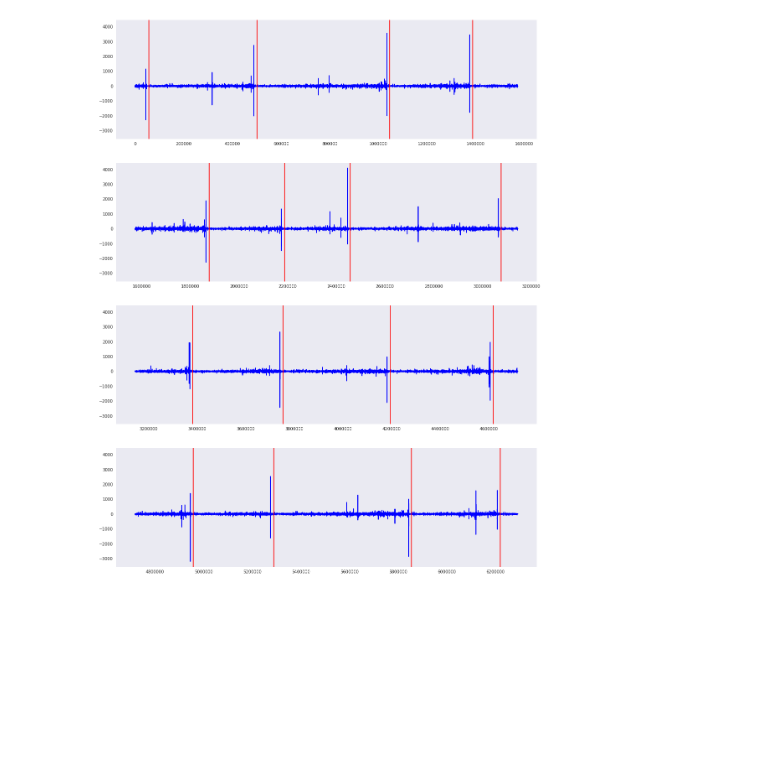
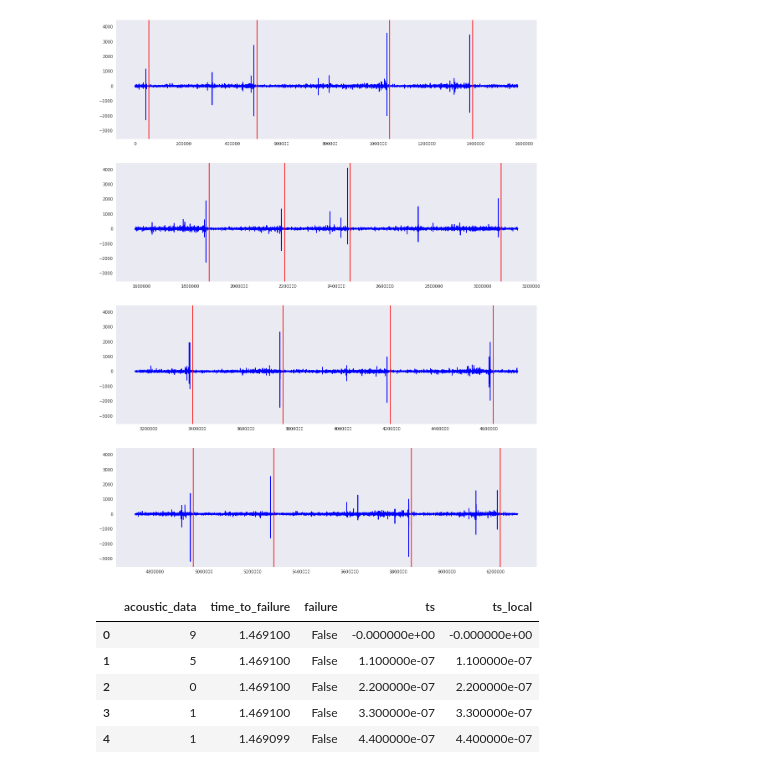
Before and after one commit to jeff-daniels/kaggle-scripts, a Jupyter notebook: LANL Earthquake Detection.ipynb, the cells around one changed output. Saved outputs shown, nothing was run; the diff lists cells and outputs as text; code cells hidden in the pictures; blank space fills up the shorter version.

```diff
--- a/LANL Earthquake Detection.ipynb
+++ b/LANL Earthquake Detection.ipynb
@@ -162,3 +168,32 @@ def plot_acoustic_failure(df, nrows=1, interval=None):
 plot_acoustic_failure(train, nrows = 4)
 # %% [output]
 [figure]
+# %%
+def add_time_columns(df):
+    df['ts_diff'] = -df['time_to_failure'].diff().fillna(0)
+    failures = df.loc[df['failure']==True].index.tolist()
+
+    for failure in failures:
+        df['ts_diff'].iloc[failure+1] = df['ts_diff'].iloc[failure]
+    df['ts'] = df['ts_diff'].cumsum()
+
+    df['ts_diff'] = -df['time_to_failure'].diff().fillna(0)
+    ttf = [0] + failures
+    del ttf[-1]
+    for i in range(len(failures)):
+        df['ts_diff'].iloc[failures[i]+1] = -df['time_to_failure'].iloc[ttf[i]+1]
+
+    df['ts_local'] = df['ts_diff'].cumsum()
+    df.drop(['ts_diff'], axis = 1, inplace = True)
+
+    return df
+# %%
+train = add_time_columns(train)
+train.head()
+# %% [output]
+|  | acoustic_data | time_to_failure | failure | ts | ts_local |
+| 0 | 9 | 1.469100 | False | -0.000000e+00 | -0.000000e+00 |
+| 1 | 5 | 1.469100 | False | 1.100000e-07 | 1.100000e-07 |
+| 2 | 0 | 1.469100 | False | 2.200000e-07 | 2.200000e-07 |
+| 3 | 1 | 1.469100 | False | 3.300000e-07 | 3.300000e-07 |
+| 4 | 1 | 1.469099 | False | 4.400000e-07 | 4.400000e-07 |
```
Also changed, not shown: parts of 6 cells of this notebook.
